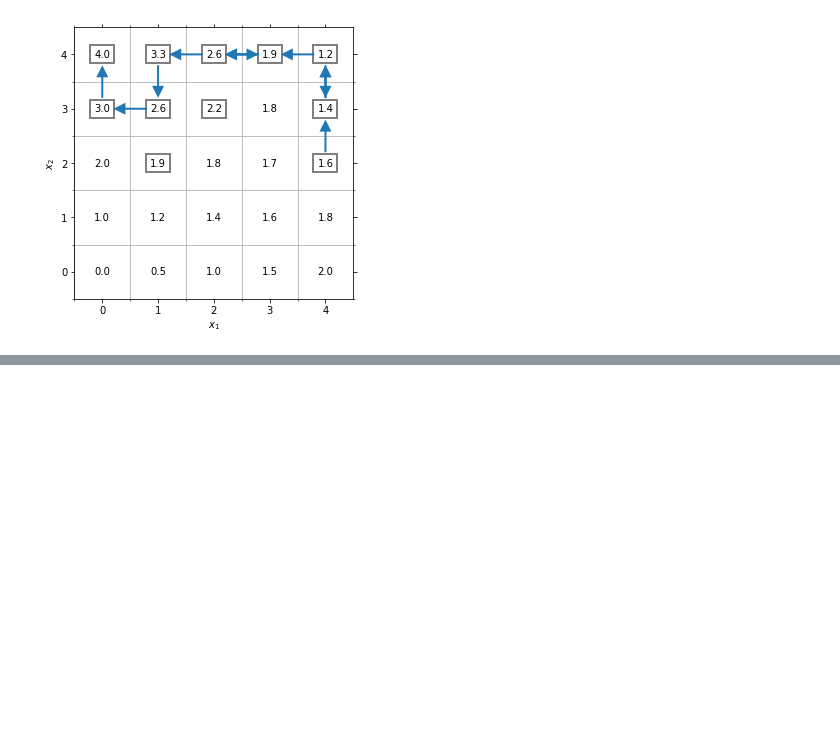
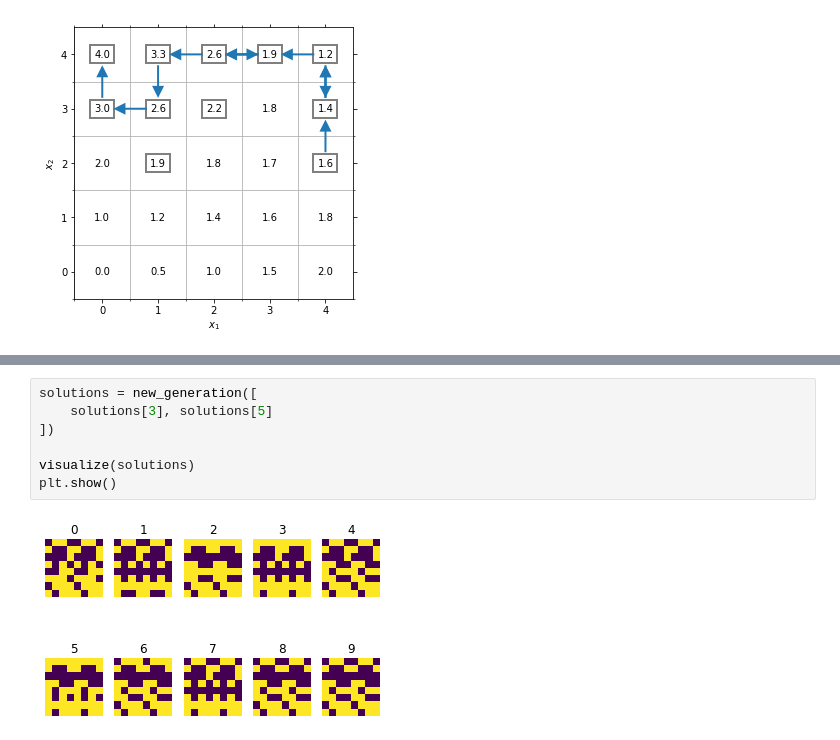
Before and after one commit to king-rabbit/ab_test, a Jupyter notebook: ch4.ipynb, the cells around one changed output, grey strips where cells are left out. Drawn from its saved outputs; the diff is of its cells as text; blank space fills up the shorter version.

```diff
--- a/ch4.ipynb
+++ b/ch4.ipynb
@@ -325,0 +427,9 @@ visualize_path(evaluated_xs, steps)
+# %%
+solutions = new_generation([
+    solutions[3], solutions[5]
+])
+
+visualize(solutions)
+plt.show()
+# %% [output]
+[figure, added]
```
Also changed, not shown: parts of 13 cells of this notebook, 1 other file.
